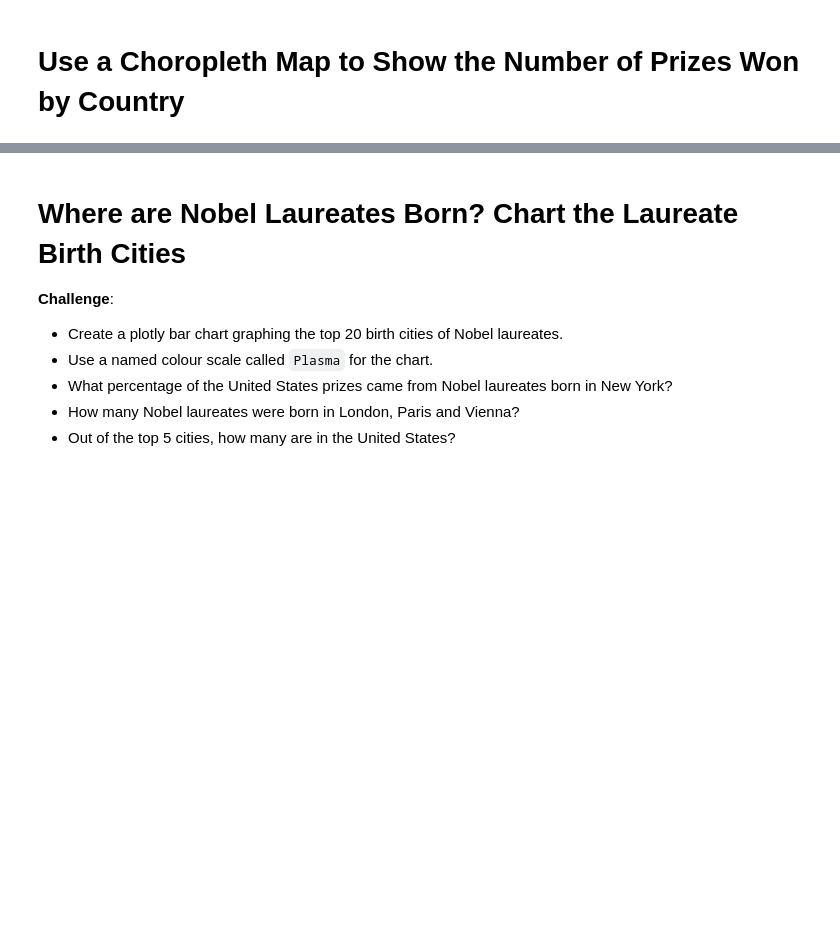
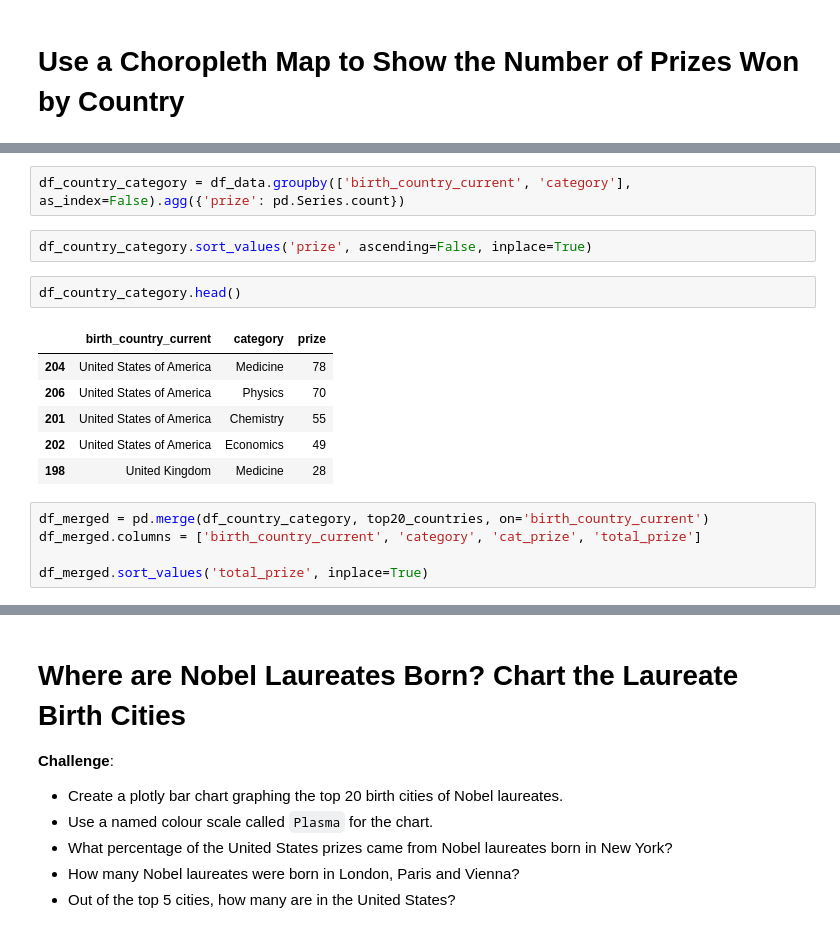
Before and after one commit to boolin9/nobel_prize_analysis, a Jupyter notebook: Nobel_Prize_Analysis.ipynb, the cells around one changed output, grey strips where cells are left out. Cells and saved outputs as stored; diff of their text form; blank space fills up the shorter version.

```diff
--- a/Nobel_Prize_Analysis.ipynb
+++ b/Nobel_Prize_Analysis.ipynb
@@ -398,0 +380,18 @@ Where do major discoveries take place?
+# %%
+df_country_category = df_data.groupby(['birth_country_current', 'category'], as_index=False).agg({'prize': pd.Series.count})
+# %%
+df_country_category.sort_values('prize', ascending=False, inplace=True)
+# %%
+df_country_category.head()
+# %% [output]
+|  | birth_country_current | category | prize |
+| 204 | United States of America | Medicine | 78 |
+| 206 | United States of America | Physics | 70 |
+| 201 | United States of America | Chemistry | 55 |
+| 202 | United States of America | Economics | 49 |
+| 198 | United Kingdom | Medicine | 28 |
+# %%
+df_merged = pd.merge(df_country_category, top20_countries, on='birth_country_current')
+df_merged.columns = ['birth_country_current', 'category', 'cat_prize', 'total_prize']
+
+df_merged.sort_values('total_prize', inplace=True)
```
Also changed, not shown: parts of 36 cells of this notebook, 1 other file.
